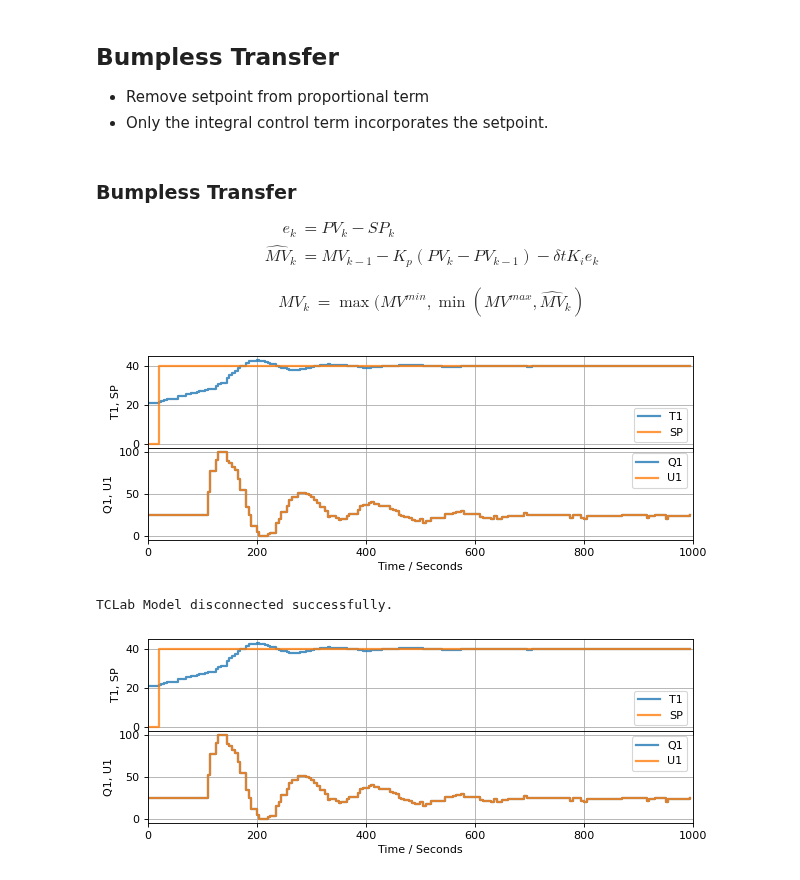
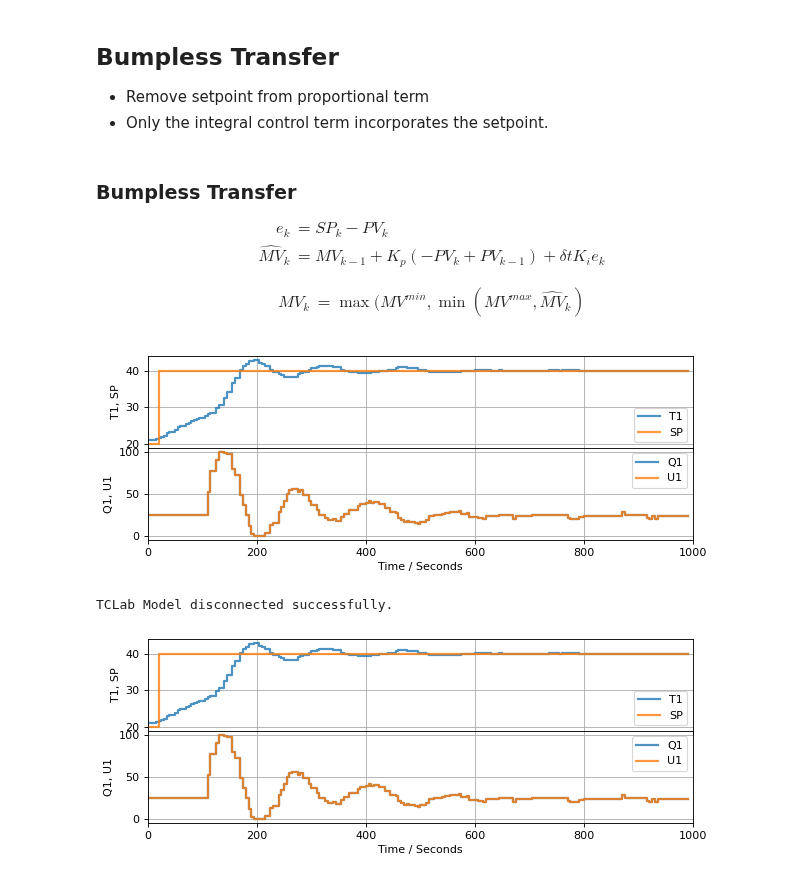
Before and after one commit to jckantor/cbe30338-book, a Jupyter notebook: notebooks/03.07-Integral-Windup-and-Bumpless-Transfer.ipynb, the cells around one changed output. Saved outputs shown, nothing was run; the diff lists cells and outputs as text; code cells hidden in the pictures.

```diff
--- a/notebooks/03.07-Integral-Windup-and-Bumpless-Transfer.ipynb
+++ b/notebooks/03.07-Integral-Windup-and-Bumpless-Transfer.ipynb
@@ -292,15 +395,3 @@ Q1 = 100
 TCLab Model disconnected successfully.
 # %% [markdown]
 To accommodate feedback of the manipulated variable, we first need to modify the event loop to incorporate the measurement of the manipulated variable, then send that value to the controller.
-# %%
-# add anti-integral windup feature. Not yet final.
-
-def PI_antiwindup_2(Kp, Ki, MV_bar=0, MV_min=0, MV_max=100):
-    MV = MV_bar
-    e_prev = 0
-    while True:
-        t_step, SP, PV, MV = yield MV   # <==== now gets MV from experiment
-        e = PV - SP
-        MV = MV - Kp*(e - e_prev) - t_step*Ki*e
-        # MV = max(MV_min, min(MV_max, MV)) # <=== turn this off for demo
-        e_prev = e
@@ -404,29 +619,56 @@ NameError: name 'experiment_3' is not defined
 ### Bumpless Transfer
 
 \begin{align}
-e_k & = PV_k - SP_k \\
-\hat{MV}_{k} & = MV_{k-1} - K_p(PV_{k} - PV_{k-1}) - \delta t K_i e_{k}
+e_k & = SP_k - PV_k \\
+\hat{MV}_{k} & = MV_{k-1} + K_p(-PV_{k} + PV_{k-1}) + \delta t K_i e_{k}
 \end{align}
 
 \begin{align}
 MV_k & = \max(MV^{min}, \min(MV^{max}, \hat{MV}_k)
 \end{align}
 # %%
-# add anti-integral windup feature.
+def PI_bumpless(Kp, Ki, MV_bar=0, MV_min=0, MV_max=100):
+    ''' PI controller with bumpless transfer and integral anti-windup
 
-def PI_bumpless(Kp, Ki, MV_bar=0, MV_min=0, MV_max=100):
+    This is our final version of the PI controller.
+
+    Arugments:
+        Kp: proportional gain
+        Ki: integral gain
+        MV_bar: bias (default 0)
+        MV_min: minimum MV (default 0)
+        MV_max: maximum MV (default 100)
+
+    Usage:
+        controller = PI_bumpless(Kp, Ki, MV_bar, MV_min, MV_max)
+        t_step, SP, PV = next(controller)
+        MV = controller.send([t_step, SP, PV])
+
+    '''
+
+    # Initialize MV with bias value (MV_bar)
     MV = MV_bar
+
+    # Initialize previous process variable as None
     PV_prev = None
     while True:
+        # Yield MV and wait for new t_step, SP, PV
         t_step, SP, PV, MV = yield MV
-        e = PV - SP
+
+        # Calculate error
+        e = SP - PV
+
+        # Adjust MV using PI velocity form (using MV from experiment)
+        # (skipped first time controller is called)
         if PV_prev is not None:
-            MV += -Kp*(PV - PV_prev) - t_step*Ki*e
+            MV += -Kp*(PV - PV_prev) + t_step*Ki*e
             MV = max(MV_min, min(MV_max, MV))
+
+        # Update previous process variable
         PV_prev = PV
 
-experiment_3(PI_bumpless(10, 0.5))
+experiment_3(PI_bumpless(Kp=10, Ki=0.5))
 # %% [output]
-[figure, old version]
+[figure, new version]
 TCLab Model disconnected successfully.
-[figure, old version]
+[figure, new version]
```
Also changed, not shown: parts of 19 cells of this notebook.
